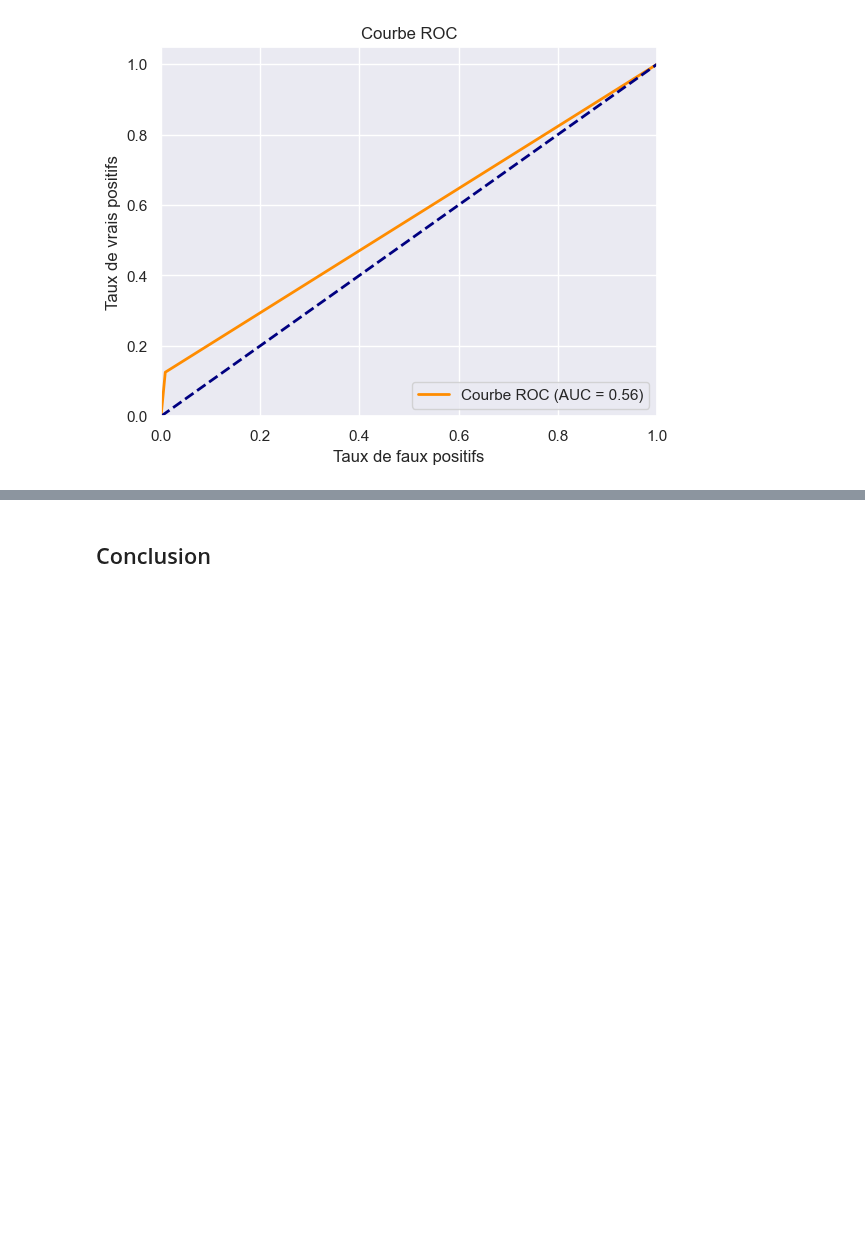
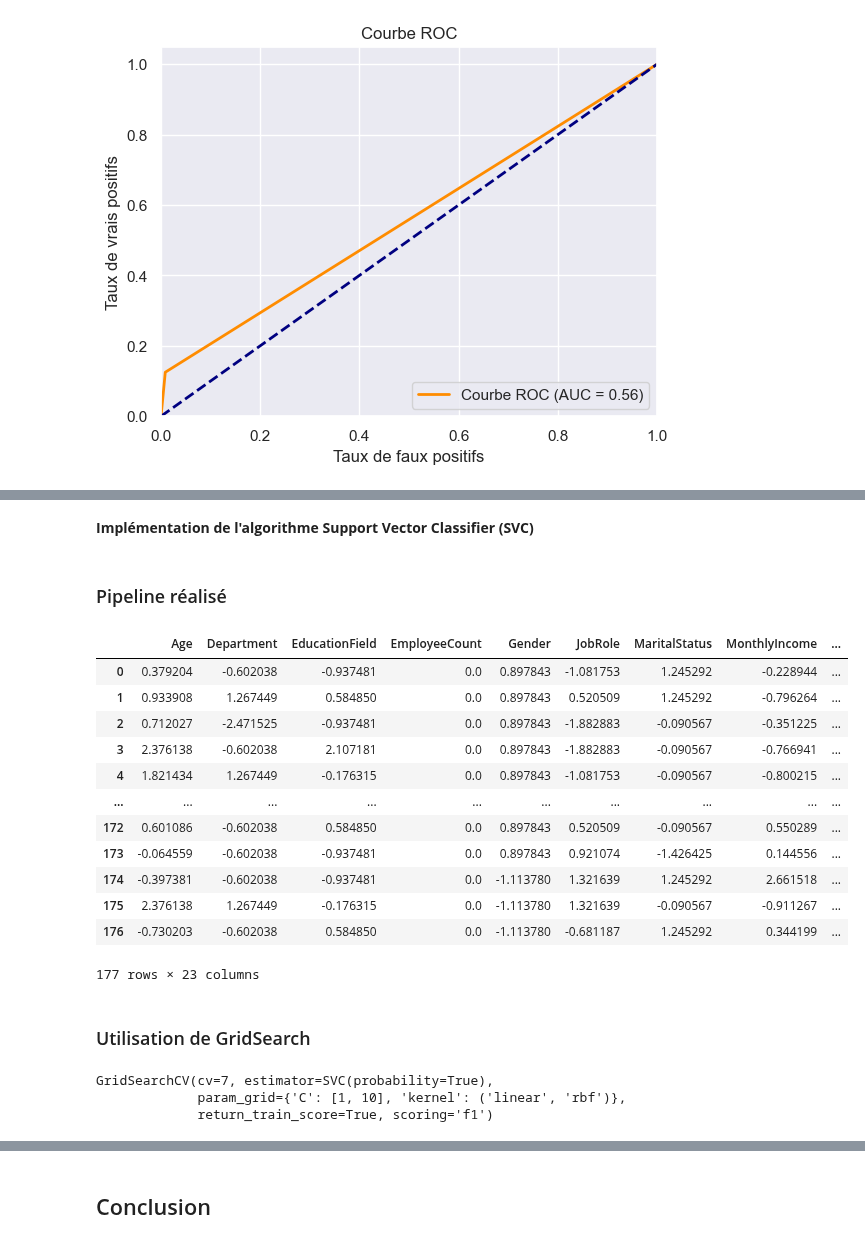
Before and after one commit to Landrien/IA, a Jupyter notebook: Projet/Projet_1.ipynb, the cells around one changed output, grey strips where cells are left out. Cells and saved outputs as stored; diff of their text form; code cells hidden in the pictures; blank space fills up the shorter version.

```diff
--- a/Projet/Projet_1.ipynb
+++ b/Projet/Projet_1.ipynb
@@ -2131,0 +2163,77 @@ plt.show()
+# %% [markdown]
+**Implémentation de l'algorithme Support Vector Classifier (SVC)**
+# %%
+from sklearn.model_selection import StratifiedShuffleSplit
+from sklearn.model_selection import train_test_split
+
+X_train, X_test, y_train, y_test = train_test_split(X_test, Y_test, train_size=0.8, test_size=0.2)
+# %% [markdown]
+### Pipeline réalisé
+# %%
+from sklearn.pipeline import Pipeline
+from sklearn.preprocessing import StandardScaler
+from sklearn.impute import SimpleImputer
+from sklearn.preprocessing import OneHotEncoder
+from sklearn.compose import ColumnTransformer
+
+dataNum = X_train.select_dtypes(include=[np.number])
+dataCat = X_train.select_dtypes(exclude=[np.number])
+num_attribs = list(dataNum)
+cat_attribs = list(dataCat)
+encoder = OneHotEncoder()
+
+encoder.fit(dataCat)
+num_pipeline = Pipeline([
+        ('imputer', SimpleImputer(strategy="median")),
+        ('std_scaler', StandardScaler()),
+    ])
+full_pipeline = ColumnTransformer([
+        ("num", num_pipeline, num_attribs),
+        ("cat", encoder, cat_attribs),
+    ])
+
+data_X_train_prepared = full_pipeline.fit_transform(X_train)
+data_X_train_prepared = pd.DataFrame(
+    data_X_train_prepared,
+    columns=list(np.concatenate((num_attribs, encoder.get_feature_names_out(cat_attribs)))))
+
+data_X_test_prepared = full_pipeline.fit_transform(X_test)
+data_X_test_prepared = pd.DataFrame(
+    data_X_test_prepared,
+    columns=list(np.concatenate((num_attribs, encoder.get_feature_names_out(cat_attribs)))))
+data_X_test_prepared
+# %% [output]
+|  | Age | Department | EducationField | EmployeeCount | Gender | JobRole | MaritalStatus | MonthlyIncome | ... |
+| 0 | 0.379204 | -0.602038 | -0.937481 | 0.0 | 0.897843 | -1.081753 | 1.245292 | -0.228944 | ... |
+| 1 | 0.933908 | 1.267449 | 0.584850 | 0.0 | 0.897843 | 0.520509 | 1.245292 | -0.796264 | ... |
+| 2 | 0.712027 | -2.471525 | -0.937481 | 0.0 | 0.897843 | -1.882883 | -0.090567 | -0.351225 | ... |
+| 3 | 2.376138 | -0.602038 | 2.107181 | 0.0 | 0.897843 | -1.882883 | -0.090567 | -0.766941 | ... |
+| 4 | 1.821434 | 1.267449 | -0.176315 | 0.0 | 0.897843 | -1.081753 | -0.090567 | -0.800215 | ... |
+| ... | ... | ... | ... | ... | ... | ... | ... | ... | ... |
+| 172 | 0.601086 | -0.602038 | 0.584850 | 0.0 | 0.897843 | 0.520509 | -0.090567 | 0.550289 | ... |
+| 173 | -0.064559 | -0.602038 | -0.937481 | 0.0 | 0.897843 | 0.921074 | -1.426425 | 0.144556 | ... |
+| 174 | -0.397381 | -0.602038 | -0.937481 | 0.0 | -1.113780 | 1.321639 | 1.245292 | 2.661518 | ... |
+| 175 | 2.376138 | 1.267449 | -0.176315 | 0.0 | -1.113780 | 1.321639 | -0.090567 | -0.911267 | ... |
+| 176 | -0.730203 | -0.602038 | 0.584850 | 0.0 | -1.113780 | -0.681187 | 1.245292 | 0.344199 | ... |
+177 rows × 23 columns
+# %% [markdown]
+### Utilisation de GridSearch
+# %%
+from sklearn.svm import SVC
+from sklearn.model_selection import GridSearchCV
+
+sv = SVC(probability=True) #Create a svm Classifier
+X_train_svc = data_X_train_prepared.copy()
+y_train_svc = y_train.copy()
+X_test_svc = data_X_test_prepared.copy()
+y_test_svc = y_test.copy()
+
+svc_param_grid =  {'kernel':('linear', 'rbf'), 'C':[1, 10]}
+
+grid_search = GridSearchCV(sv, svc_param_grid, cv=7,
+                           scoring='f1', return_train_score=True)
+grid_search.fit(X_train_svc, y_train_svc)
+# %% [output]
+GridSearchCV(cv=7, estimator=SVC(probability=True),
+             param_grid={'C': [1, 10], 'kernel': ('linear', 'rbf')},
+             return_train_score=True, scoring='f1')
```
Also changed, not shown: parts of 70 cells of this notebook.
